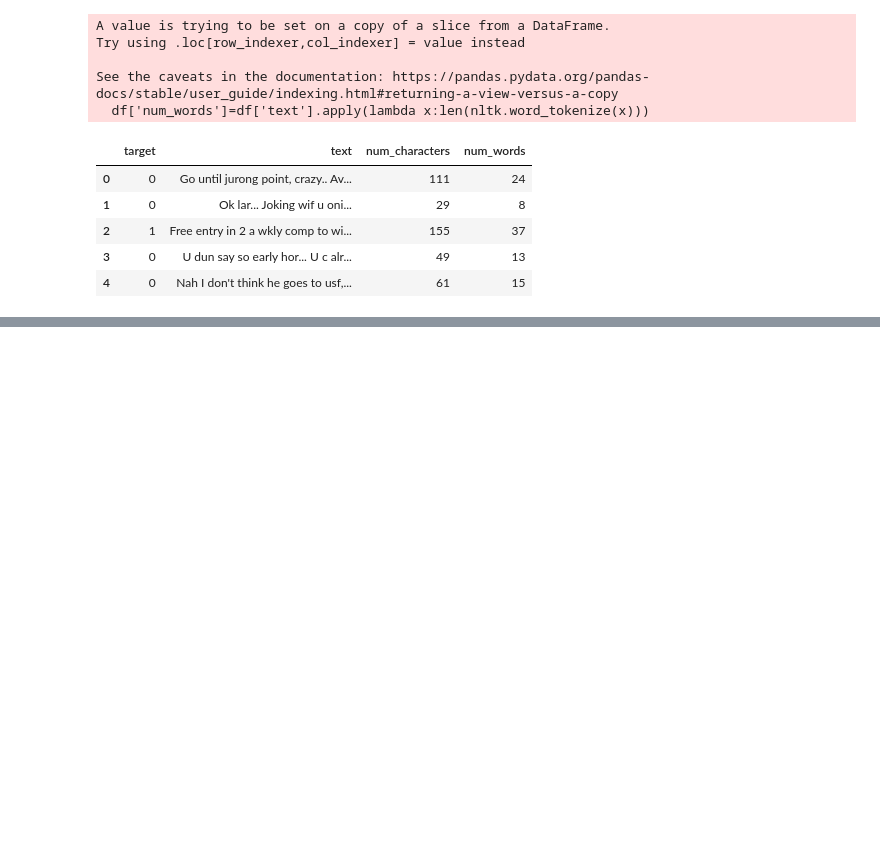
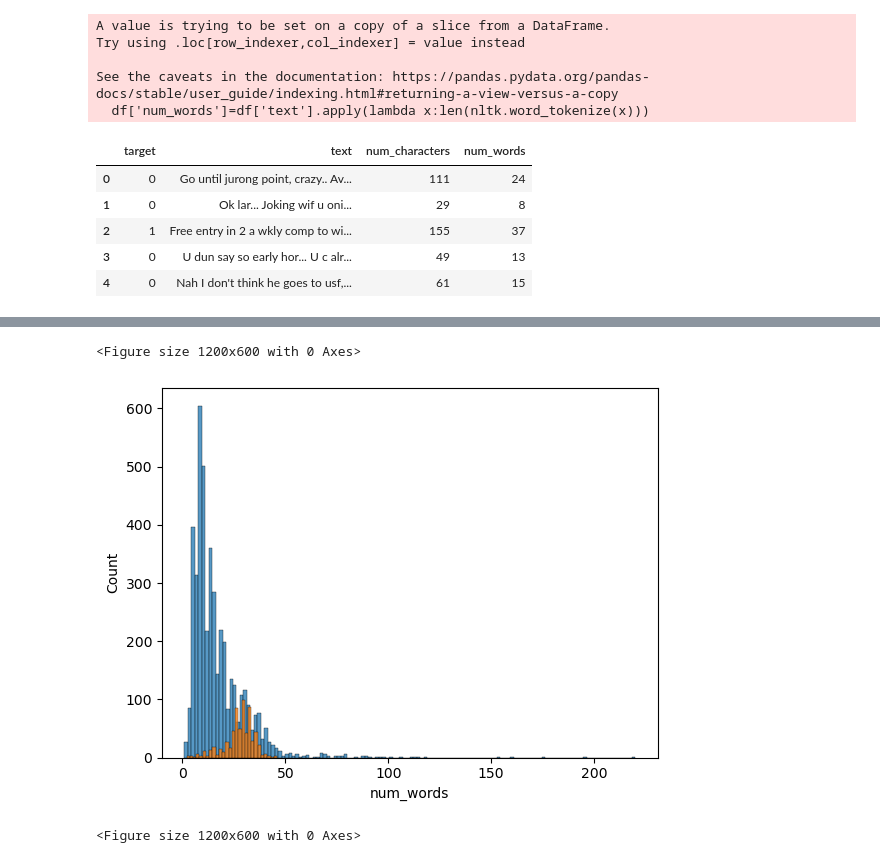
Before and after one commit to srimad1111/sms-spam-detection, a Jupyter notebook: sms-spam-detection.ipynb, the cells around one changed output, grey strips where cells are left out. Saved outputs shown, nothing was run; the diff lists cells and outputs as text; code cells hidden in the pictures; blank space fills up the shorter version.

```diff
--- a/sms-spam-detection.ipynb
+++ b/sms-spam-detection.ipynb
@@ -193,0 +257,8 @@ See the caveats in the documentation: https://pandas.pydata.org/pandas-docs/stab
+# %%
+sns.histplot(df[df['target']==0]['num_words'])
+sns.histplot(df[df['target']==1]['num_words'])             #spam
+plt.figure(figsize=(12,6))
+# %% [output]
+<Figure size 1200x600 with 0 Axes>
+[figure, added]
+<Figure size 1200x600 with 0 Axes>
```
Also changed, not shown: parts of 12 cells of this notebook.
